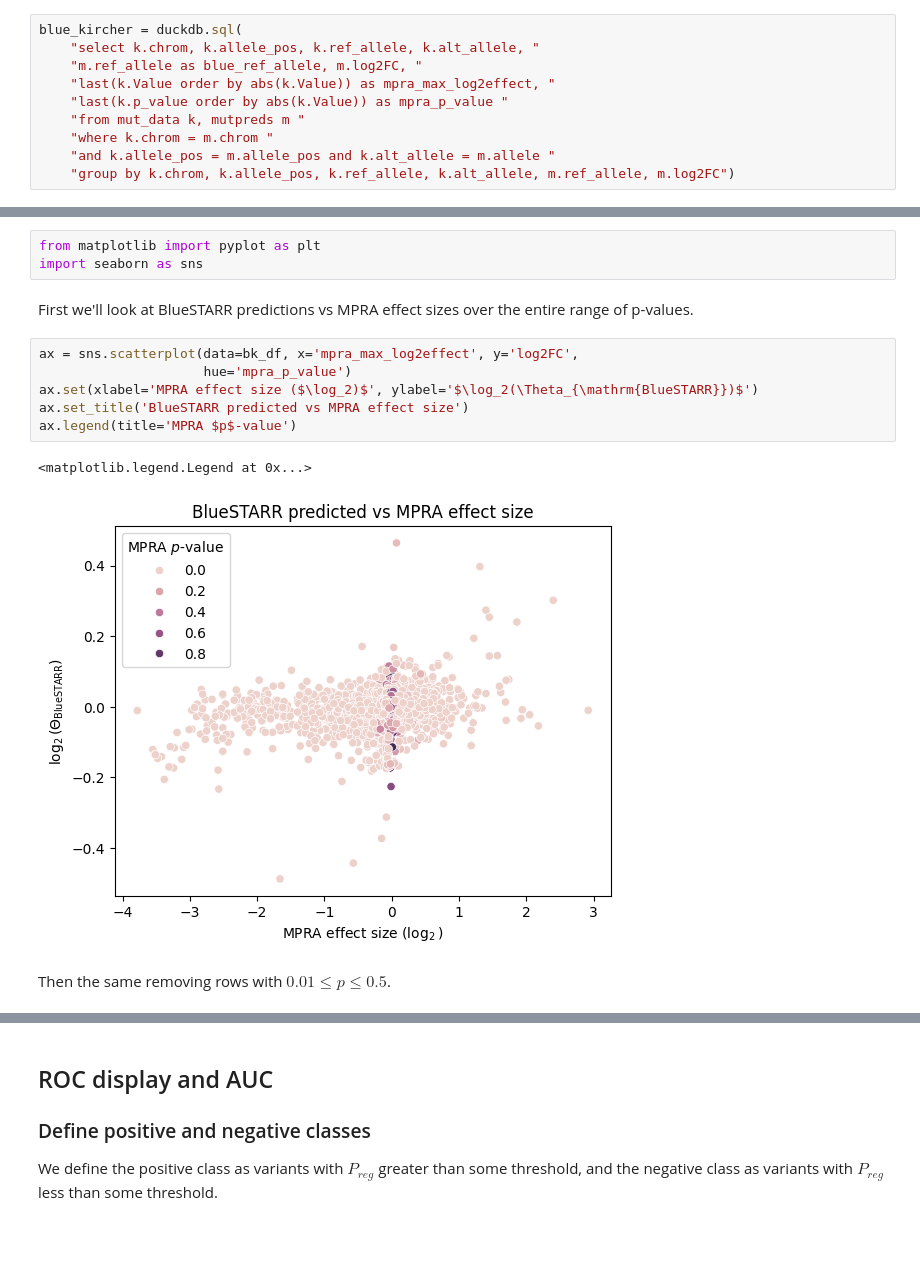
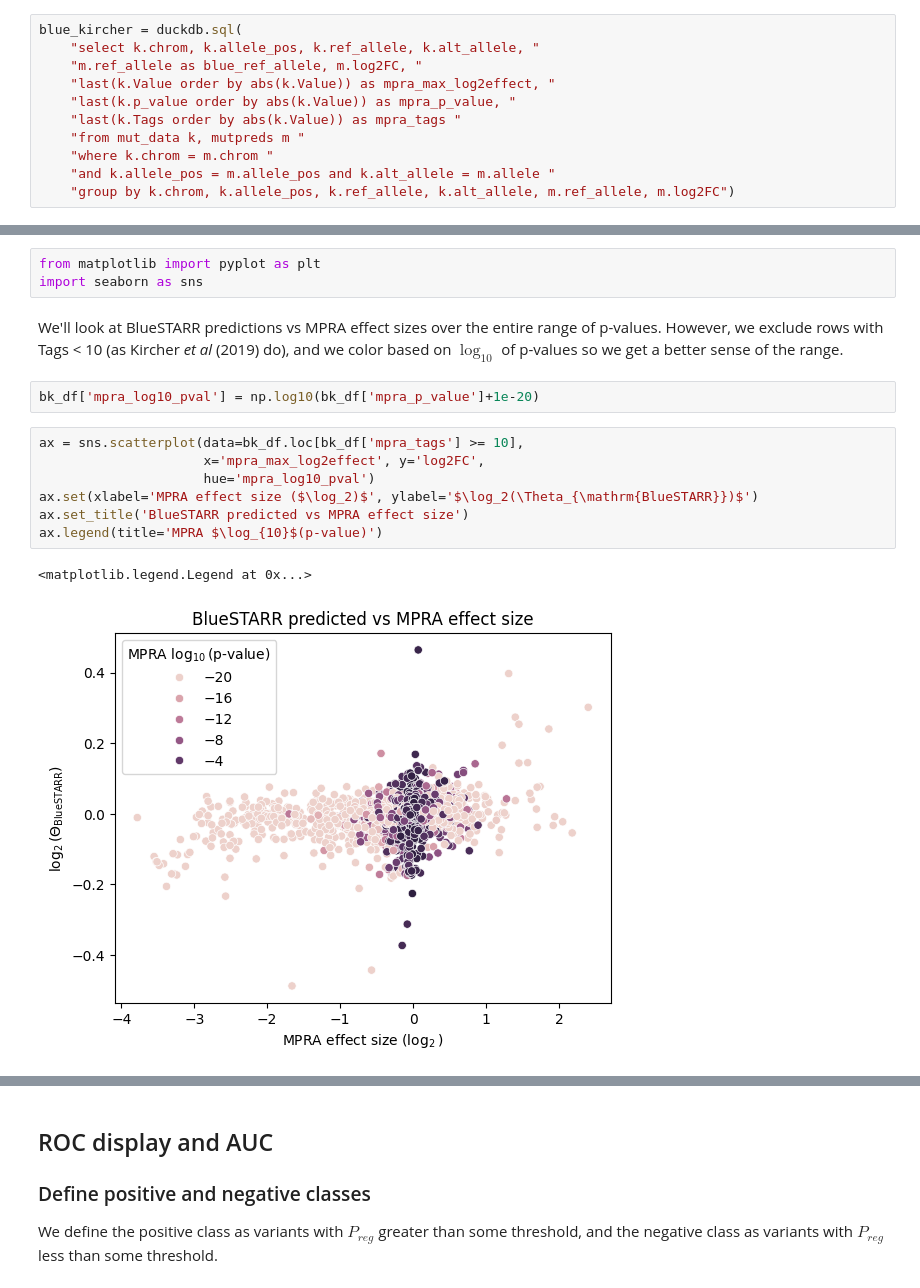
Before and after one commit to Duke-IGVF/BlueSTARR-viz, a Jupyter notebook: preds/Kircher-vs-BlueSTARR-preds.ipynb, the cells around one changed output, grey strips where cells are left out. Cells and saved outputs as stored; diff of their text form; blank space fills up the shorter version.

```diff
--- a/preds/Kircher-vs-BlueSTARR-preds.ipynb
+++ b/preds/Kircher-vs-BlueSTARR-preds.ipynb
@@ -65,7 +67,8 @@ blue_kircher = duckdb.sql(
     "select k.chrom, k.allele_pos, k.ref_allele, k.alt_allele, "
     "m.ref_allele as blue_ref_allele, m.log2FC, "
     "last(k.Value order by abs(k.Value)) as mpra_max_log2effect, "
-    "last(k.p_value order by abs(k.Value)) as mpra_p_value "
+    "last(k.p_value order by abs(k.Value)) as mpra_p_value, "
+    "last(k.Tags order by abs(k.Value)) as mpra_tags "
     "from mut_data k, mutpreds m "
     "where k.chrom = m.chrom "
     "and k.allele_pos = m.allele_pos and k.alt_allele = m.allele "
@@ -106,15 +109,16 @@ bk_df.to_csv(DB_ROOT / 'blue_kircher.csv.gz', index=False)
 from matplotlib import pyplot as plt
 import seaborn as sns
 # %% [markdown]
-First we'll look at BlueSTARR predictions vs MPRA effect sizes over the entire range of p-values.
+We'll look at BlueSTARR predictions vs MPRA effect sizes over the entire range of p-values. However, we exclude rows with Tags < 10 (as Kircher _et al_ (2019) do), and we color based on $\log_{10}$ of p-values so we get a better sense of the range.
+# %%
+bk_df['mpra_log10_pval'] = np.log10(bk_df['mpra_p_value']+1e-20)
 # %%
-ax = sns.scatterplot(data=bk_df, x='mpra_max_log2effect', y='log2FC',
-                     hue='mpra_p_value')
+ax = sns.scatterplot(data=bk_df.loc[bk_df['mpra_tags'] >= 10],
+                     x='mpra_max_log2effect', y='log2FC',
+                     hue='mpra_log10_pval')
 ax.set(xlabel='MPRA effect size ($\log_2)$', ylabel='$\log_2(\Theta_{\mathrm{BlueSTARR}})$')
 ax.set_title('BlueSTARR predicted vs MPRA effect size')
-ax.legend(title='MPRA $p$-value')
+ax.legend(title='MPRA $\log_{10}$(p-value)')
 # %% [output]
 <matplotlib.legend.Legend at 0x...>
-[figure, old version]
+[figure, new version]
-# %% [markdown]
-Then the same removing rows with $0.01\leq p\leq 0.5$.
```
Also changed, not shown: parts of 16 cells of this notebook.
